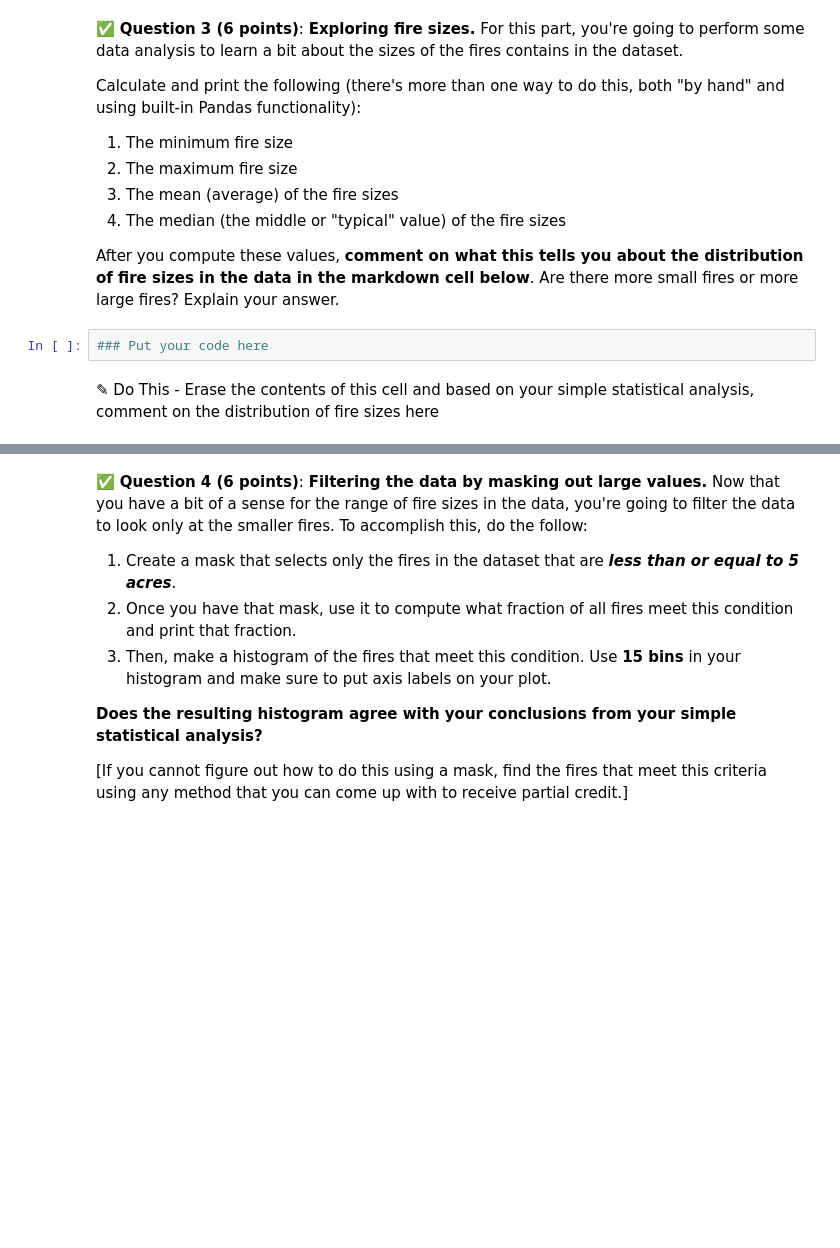
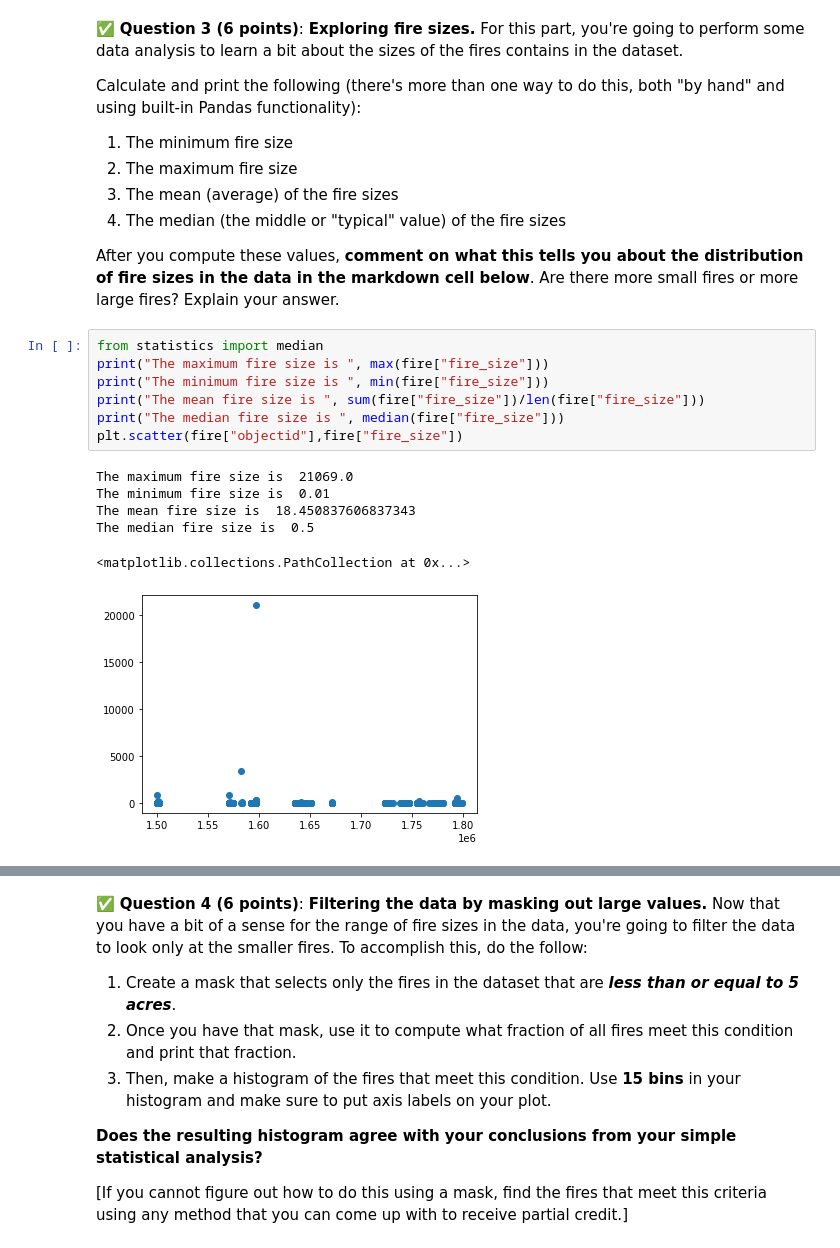
Before and after one commit to ahmedtawakol/cmse202-s21-turnin, a Jupyter notebook: hw-02/HW-02_PandasReviewAndPythonObjects-STUDENT.ipynb, the cells around one changed output, grey strips where cells are left out. Cells and saved outputs as stored; diff of their text form; blank space fills up the shorter version.

```diff
--- a/hw-02/HW-02_PandasReviewAndPythonObjects-STUDENT.ipynb
+++ b/hw-02/HW-02_PandasReviewAndPythonObjects-STUDENT.ipynb
@@ -88,7 +113,17 @@ Calculate and print the following (there's more than one way to do this, both "b
 4. The median (the middle or "typical" value) of the fire sizes
 
 After you compute these values, **comment on what this tells you about the distribution of fire sizes in the data in the markdown cell below**. Are there more small fires or more large fires? Explain your answer.
-# %%
-### Put your code here
-# %% [markdown]
-<font size=+3>&#9998;</font> Do This - Erase the contents of this cell and based on your simple statistical analysis, comment on the distribution of fire sizes here
+# %%
+from statistics import median
+print("The maximum fire size is ", max(fire["fire_size"]))
+print("The minimum fire size is ", min(fire["fire_size"]))
+print("The mean fire size is ", sum(fire["fire_size"])/len(fire["fire_size"]))
+print("The median fire size is ", median(fire["fire_size"]))
+plt.scatter(fire["objectid"],fire["fire_size"])
+# %% [output]
+The maximum fire size is  21069.0
+The minimum fire size is  0.01
+The mean fire size is  18.450837606837343
+The median fire size is  0.5
+<matplotlib.collections.PathCollection at 0x...>
+[figure, added]
```
Also changed, not shown: parts of 16 cells of this notebook.
